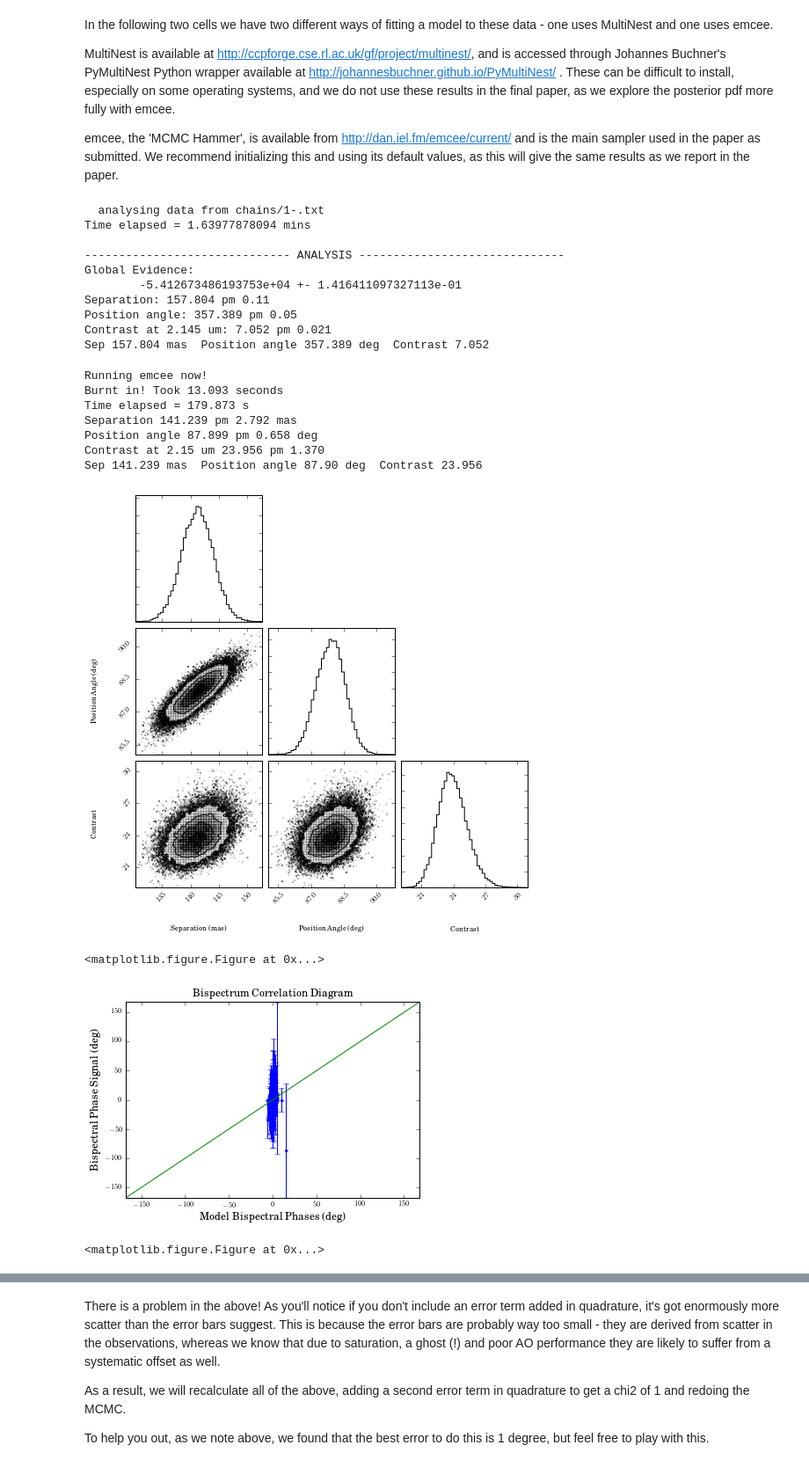
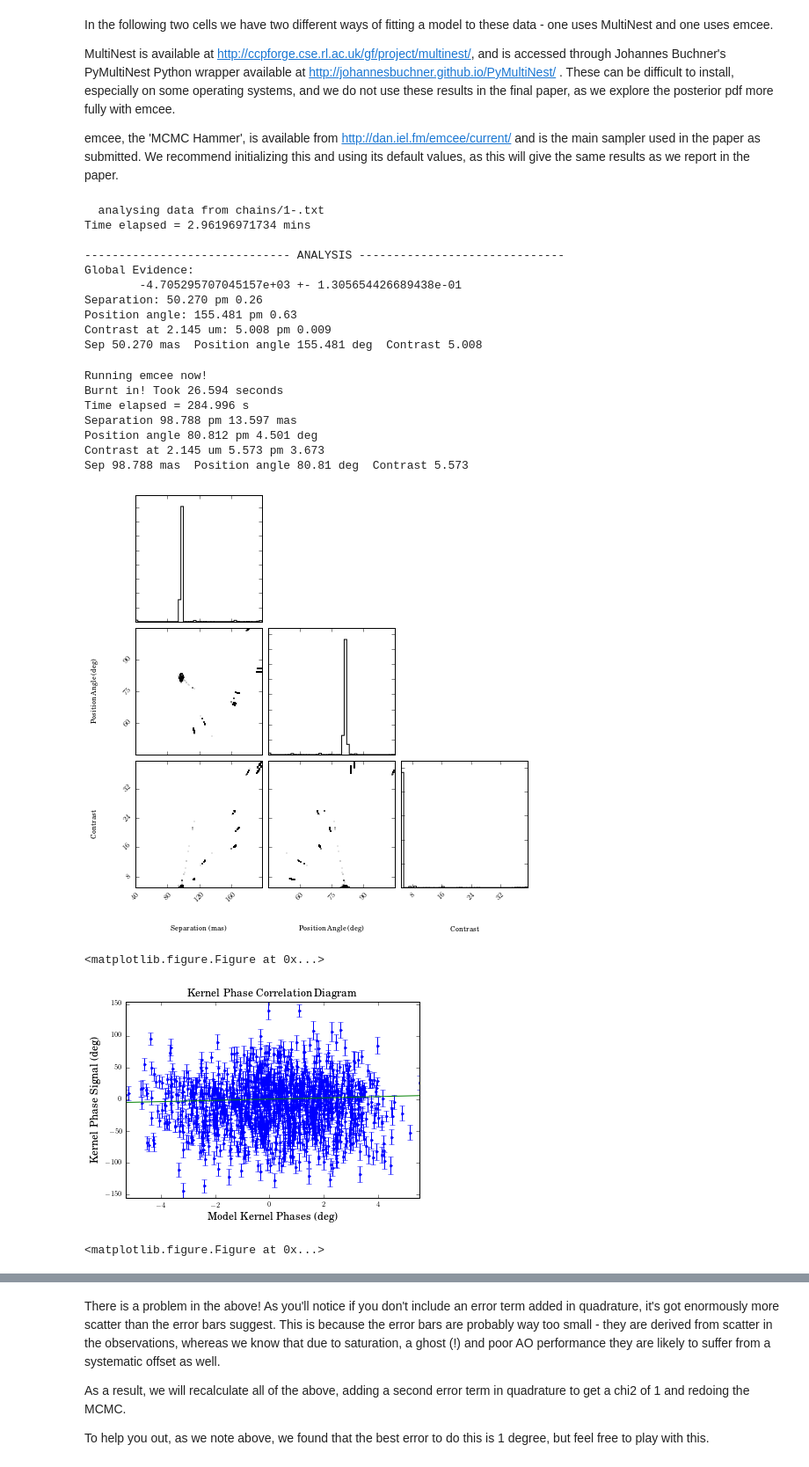
Before and after one commit to benjaminpope/pysco, a Jupyter notebook: analysis.ipynb, the cells around one changed output, grey strips where cells are left out. Shown: that part at 88% size. Drawn from its saved outputs; the diff is of its cells as text; code cells hidden in the pictures.

Commit message:
no bispec option

```diff
--- a/analysis.ipynb
+++ b/analysis.ipynb
@@ -23,12 +23,12 @@ ddir = "/home/ben/Research/pharo/data/" # data directory
 bandn = 'Ks'
 # bandn = 'ch4' # this gives vaguely right astrometry at its best fit but a remarkably poor fit overall! try if you like
 
-num = 2 #0 for alpha Oph, 1 sim with masking params, 2 for sim with kp params
+num = 0 #0 for alpha Oph, 1 sim with masking params, 2 for sim with kp params
 
 tnames = ['alpOph','epsOph','epsHer']
 
 no_kp = False
-bispec = True
+bispec = False
 # %%
 if bandn == 'ch4':
 	fnames = ['cubeF_1856.fits','cubeF_2381.fits']
@@ -45,13 +45,15 @@ else: print 'Data directory failure'
 if num == 1:
     print 'Doing simulated observations'
     fnames = ['Ks_0.8_bin_s129.6_a83.5_c28.7.fits', 'Ks_1.0_bin_s129.6_a83.5_c28.7.fits'] # ffa
-    pupil = 'medcrossmodel'
+    pupil = 'medcrossmodel_new'
 else:
     pass
 
 if num == 2:
     print 'Doing simulated observations'
     fnames = ['Ks_0.8_bin_s131_a86_c19.7.fits', 'Ks_1.0_bin_s131_a86_c19.7.fits'] # ffa
-    pupil = 'medcrossmodel'
+    pupil = 'medcrossmodel_new'
 else:
     pass
+
+print 'Using',pupil,'pupil model.'
@@ -189,7 +186,7 @@ if num == 0:
     if no_kp:
         addederror = 8.5
     else:
-        addederror = 1.05
+        addederror = 5.0#1.05
 
     a.kpd -= b.kpd #subtract systematic
     a.kpe = np.sqrt(a.kpe**2. + b.kpe**2.+ addederror**2.) #add statistical and measurement in quadrature
@@ -228,15 +222,15 @@ params = [results[0]['median'],results[1]['median'],results[2]['median']]
 print 'Sep %.3f mas  Position angle %.3f deg  Contrast %.3f' % (params[0], params[1], params[2])
 # %% [output]
   analysing data from chains/1-.txt
-Time elapsed = 1.63977878094 mins
+Time elapsed = 2.96196971734 mins
 
 ------------------------------ ANALYSIS ------------------------------
 Global Evidence:
-        -5.412673486193753e+04 +- 1.416411097327113e-01
-Separation: 157.804 pm 0.11
-Position angle: 357.389 pm 0.05
-Contrast at 2.145 um: 7.052 pm 0.021
-Sep 157.804 mas  Position angle 357.389 deg  Contrast 7.052
+        -4.705295707045157e+03 +- 1.305654426689438e-01
+Separation: 50.270 pm 0.26
+Position angle: 155.481 pm 0.63
+Contrast at 2.145 um: 5.008 pm 0.009
+Sep 50.270 mas  Position angle 155.481 deg  Contrast 5.008
 # %%
 flatchain = pysco.hammer(a,ivar = [131.23, 82.84, 27.59], burnin=100, nsteps=1000, paramlimits=[40,250,0,360,5,50.],
                          bispec=bispec)
@@ -256,12 +250,12 @@ print 'Sep %.3f mas  Position angle %.2f deg  Contrast %.3f' % (sep, th, con)
 params = [sep,th,con]
 # %% [output]
 Running emcee now!
-Burnt in! Took 13.093 seconds
-Time elapsed = 179.873 s
-Separation 141.239 pm 2.792 mas
-Position angle 87.899 pm 0.658 deg
-Contrast at 2.15 um 23.956 pm 1.370
-Sep 141.239 mas  Position angle 87.90 deg  Contrast 23.956
+Burnt in! Took 26.594 seconds
+Time elapsed = 284.996 s
+Separation 98.788 pm 13.597 mas
+Position angle 80.812 pm 4.501 deg
+Contrast at 2.145 um 5.573 pm 3.673
+Sep 98.788 mas  Position angle 80.81 deg  Contrast 5.573
 # %%
 # now plot your results! requires emcee output
 # if you have outliers you may have to fiddle with the extents
@@ -270,11 +264,11 @@ fig = triangle.corner(flatchain, labels=["Separation (mas)", "Position Angle (de
 plt.show()
 plt.savefig('./posterior.png')
 # %% [output]
-[figure, old version]
+[figure, new version]
 <matplotlib.figure.Figure at 0x...>
 # %%
 params = [sep,th,con]
-# params = [131.23,100, 19.7]
+params = [131.23,82.6, 19.7]
 d = pysco.binary_model(params,a.kpi,a.hdr,bispec=bispec)
 
 plt.clf()
@@ -284,32 +278,32 @@ if bispec:
     mm = np.round(np.max(np.abs(a.bsp)))
 #     mm = 42
 #     mm = 10
     plt.axis([-mm,mm,-mm,mm],fontsize='large')
 else:
     mm = np.round(np.max(np.abs(a.kpd)))
     plt.errorbar(d,a.kpd,yerr=a.kpe,fmt='b.')
     plt.axis('tight',fontsize='large')
 plt.plot([-mm,mm],[-mm,mm], 'g')
 
 
 if bispec:
     plt.xlabel('Model Bispectral Phases (deg)',fontsize='large')
     plt.ylabel('Bispectral Phase Signal (deg)', fontsize='large')
     plt.title('Bispectrum Correlation Diagram',
           fontsize='large')
 elif no_kp:
     plt.xlabel('Model Phases',fontsize='large')
     plt.ylabel('Raw Phase Signal', fontsize='large')
     plt.title('Raw Phase Correlation Diagram',
           fontsize='large')
 else:
     plt.xlabel('Model Kernel Phases (deg)',fontsize='large')
     plt.ylabel('Kernel Phase Signal (deg)', fontsize='large')
     plt.title('Kernel Phase Correlation Diagram',
 		  fontsize='large')
 plt.draw()
 plt.show()
 plt.savefig('./correlation_Ks.png')
 # %% [output]
-[figure, old version]
+[figure, new version]
 <matplotlib.figure.Figure at 0x...>
```
Also changed, not shown: parts of 9 cells of this notebook, 1 other file.
